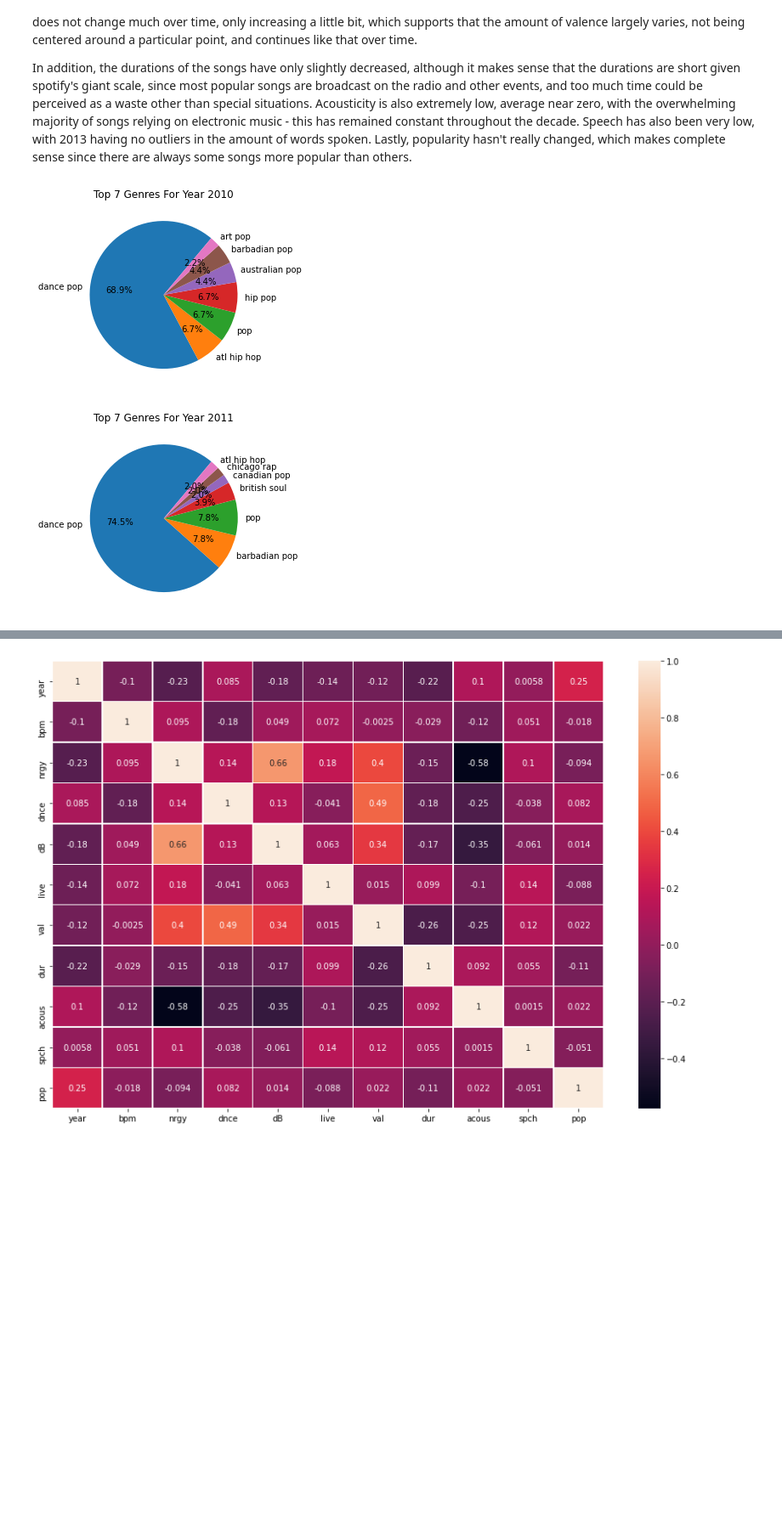
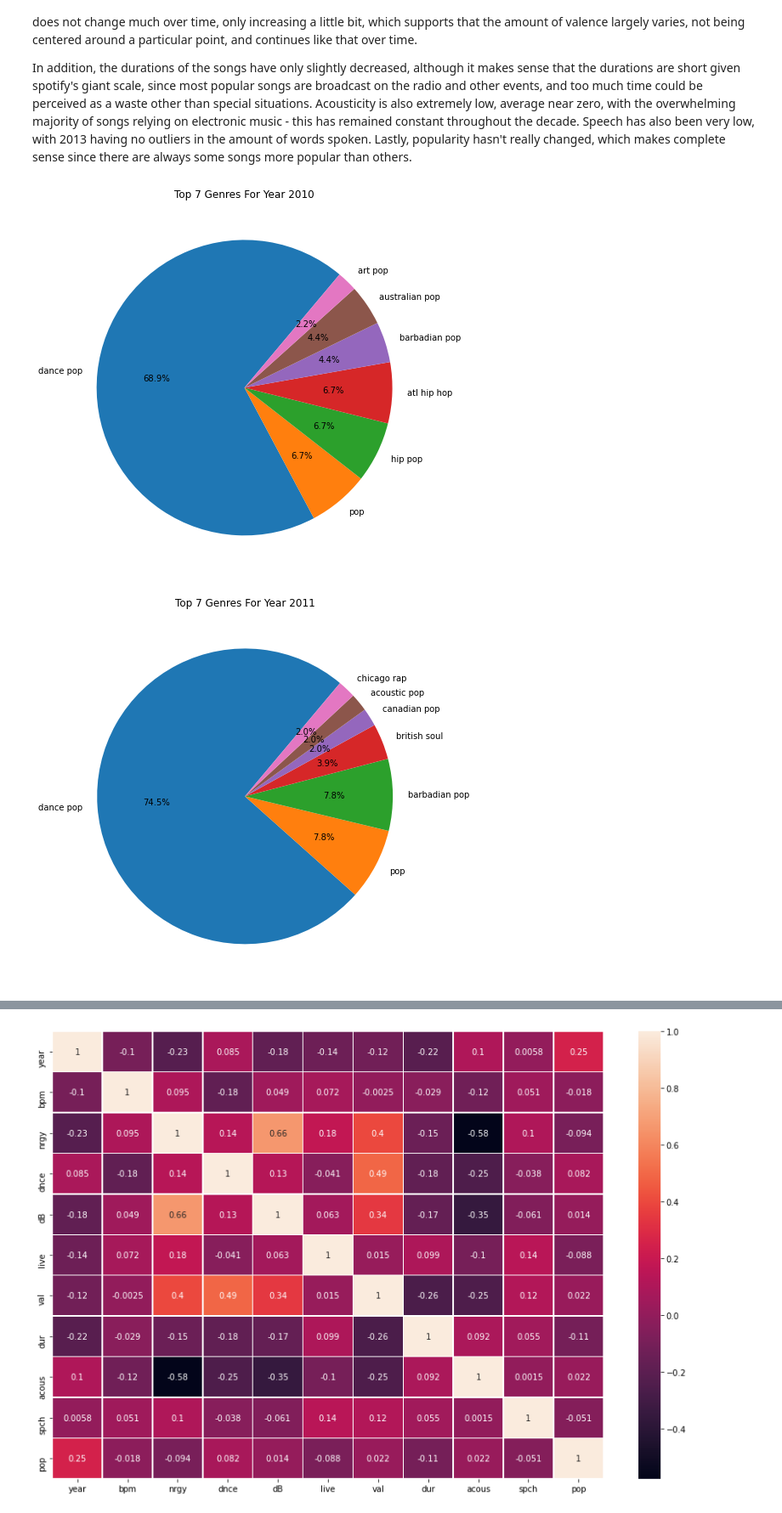
Before and after one commit to amarmuju/amarmuju.github.io, a Jupyter notebook: finalproject.ipynb, the cells around one changed output, grey strips where cells are left out. Shown at 85% size. Saved outputs shown, nothing was run; the diff lists cells and outputs as text; code cells hidden in the pictures; blank space fills up the shorter version.

```diff
--- a/finalproject.ipynb
+++ b/finalproject.ipynb
@@ -153,10 +160,11 @@ In addition, the durations of the songs have only slightly decreased, although i
 # %%
 for x in range(2010, 2020):
     data2 = data[data['year'] == x]
+    plt.figure(figsize = (10, 8))
     plt.pie(data2['top genre'].value_counts().iloc[:7],labels=data2['top genre'].value_counts().iloc[:7].index,
     autopct='%1.1f%%', shadow=False, startangle=50)
     plt.title('Top 7 Genres For Year ' + str(x))
     plt.show()
 # %% [output]
-[figure, old version]
+[figure, new version]
-[figure, old version]
+[figure, new version]
```
Also changed, not shown: parts of 20 cells of this notebook.
